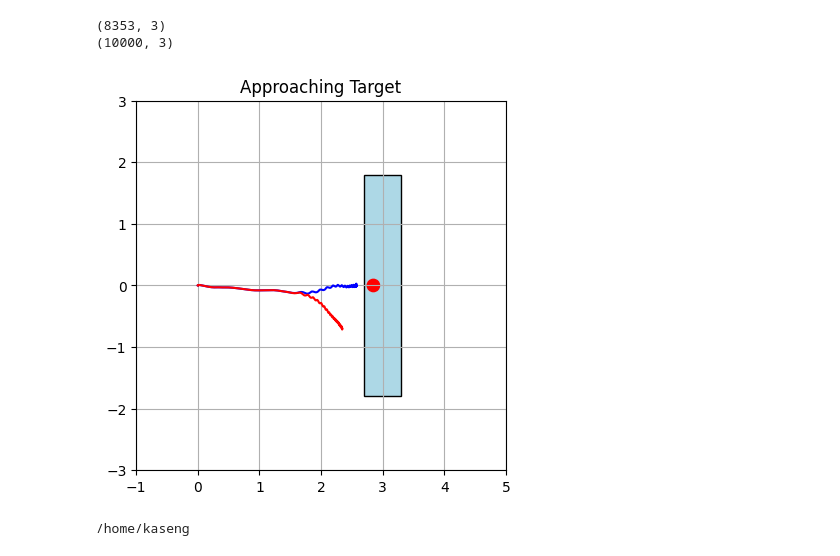
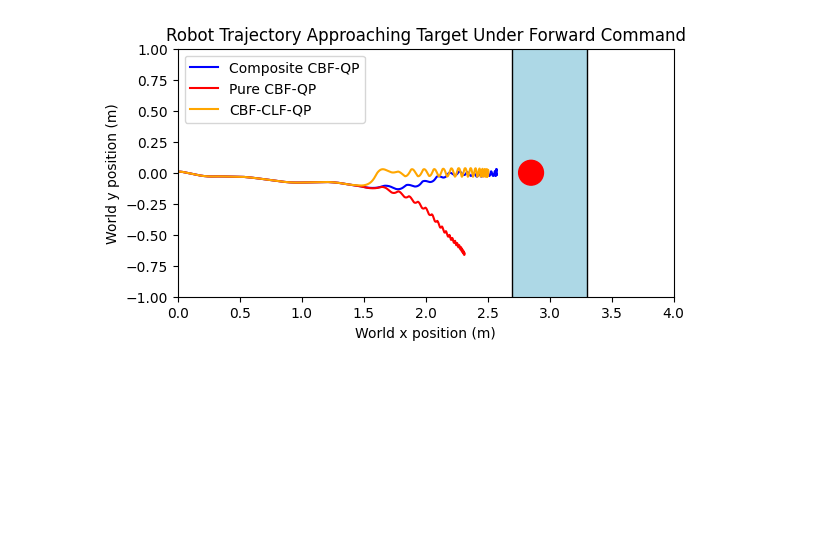
Before and after one commit to famsvip/Robot-Navigation-Collision-Avoidance-, a Jupyter notebook: data/plotting.ipynb, the cells around one changed output. Saved outputs shown, nothing was run; the diff lists cells and outputs as text; code cells hidden in the pictures; blank space fills up the shorter version.

```diff
--- a/data/plotting.ipynb
+++ b/data/plotting.ipynb
@@ -9,35 +9,30 @@ os.chdir('/home/kaseng/warehouse/data/')
 # %%
 # Load data
 comp_trial_1 = np.load("./composite_trial_1.npy")
-separate_trial_1 = np.load("./separate_trial_1.npy")
-print(comp_trial_1.shape)
-print(separate_trial_1.shape)
+separate_trial_1 = np.load("./separate_trial_1.npy") # closer to pure CBF, will redo
+separate_trial_2 = np.load("./separate_trial_2.npy")
+separate_trial_3 = np.load("./separate_trial_3.npy")
-# %% [output]
-(8353, 3)
-(10000, 3)
 # %%
 fig, ax = plt.subplots()
 
 rect = Rectangle((2.7, -1.8), width=0.6, height=3.6,
                  edgecolor='black', facecolor='lightblue')
 circle = Circle((2.85, 0.0), radius=0.1, edgecolor="red", facecolor="red")
 ax.add_patch(rect)
 ax.add_patch(circle)
 
-ax.plot(comp_trial_1[:,0], comp_trial_1[:,1], color="b")
-ax.plot(separate_trial_1[:,0], separate_trial_1[:,1], color="r")
+ax.plot(comp_trial_1[:8000,0], comp_trial_1[:8000,1], color="b", label="Composite CBF-QP")
+ax.plot(separate_trial_1[:8000,0], separate_trial_1[:8000,1], color="r", label="Pure CBF-QP")
+ax.plot(separate_trial_3[:8000,0], separate_trial_3[:8000,1], color=(1.0,0.65,0), label="CBF-CLF-QP")
 
-ax.set_xlim(-1, 5)
-ax.set_ylim(-3, 3)
+ax.set_xlim(0, 4)
+ax.set_ylim(-1, 1)
 ax.set_aspect('equal')
-plt.grid(True)
-plt.title('Approaching Target')
+plt.grid(False)
+plt.title('Robot Trajectory Approaching Target Under Forward Command')
+plt.xlabel("World x position (m)")
+plt.ylabel("World y position (m)")
+plt.legend()
 plt.show()
 # %% [output]
-[figure, old version]
+[figure, new version]
-# %%
-import os
-os.chdir(os.path.expanduser('~'))
-print(os.getcwd())
-# %% [output]
-/home/kaseng
```
Also changed, not shown: 4 other files.
